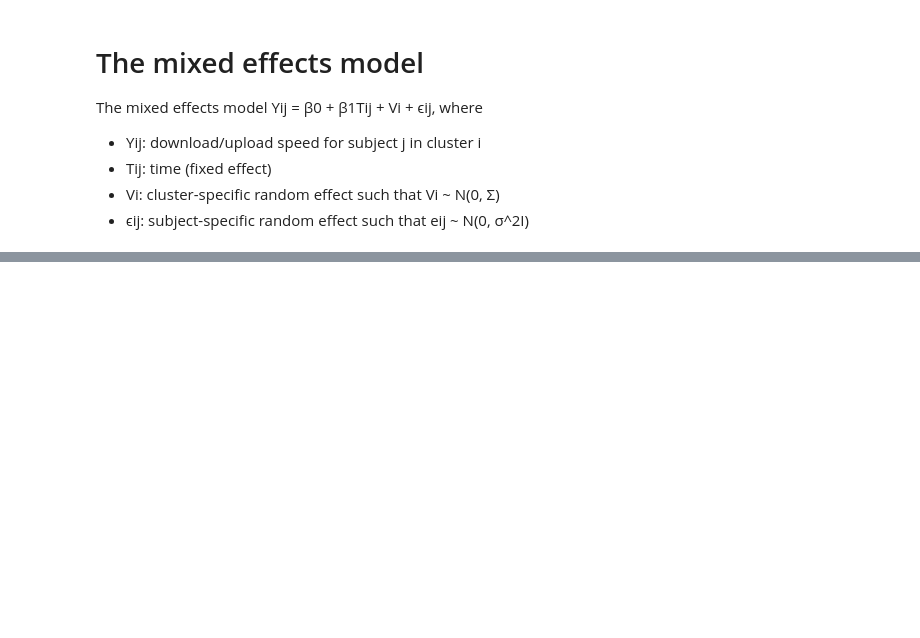
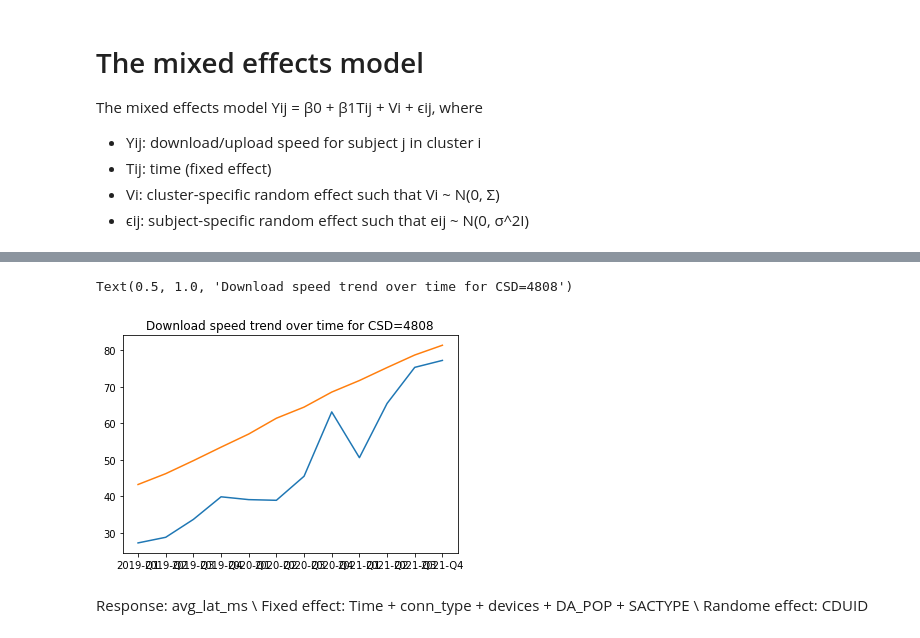
Before and after one commit to rennydoig/ssc22-case-comp, a Jupyter notebook: Daisy_dir/The_mixed_effect_model.ipynb, the cells around one changed output, grey strips where cells are left out. Drawn from its saved outputs; the diff is of its cells as text; code cells hidden in the pictures; blank space fills up the shorter version.

```diff
--- a/Daisy_dir/The_mixed_effect_model.ipynb
+++ b/Daisy_dir/The_mixed_effect_model.ipynb
@@ -232,0 +231,3 @@ weighted avg       0.93      0.31      0.39       236
+# %%
+result = mixedEffctModel(data_train, 'avg_d_mbps ~ Time + conn_type + devices + DA_POP + SACTYPE', 'CDUID')
+makePrediction(data_test['avg_d_mbps'], result, 'CDUID')
@@ -232,0 +252,25 @@ weighted avg       0.93      0.31      0.39       236
+# %%
+## Take only one CSD (PRUID=48 (Alberta) and conn_type = 'fixed') as an example.
+ab_data = df[(df['PRUID'] == 48) & (df['conn_type'] == 'fixed')]
+ab_data2 = ab_data[ab_data['CDUID']==4807].sort_values(by='time')
+plot_x = ab_data2['time']
+plot_y = ab_data2['avg_d_mbps']
+
+fix_eff_pred = result.predict(exog=ab_data2)
+ran_eff_pred = []
+for i in range(ab_data2.shape[0]):
+    x = ab_data2['CDUID'].iloc[i]
+    ran_eff_pred.append(result.random_effects[x])
+pred = fix_eff_pred + np.concatenate(ran_eff_pred)
+ab_data2['pred'] = pred
+
+plt.plot(plot_x, plot_y)
+plt.plot(ab_data2['time'], ab_data2['pred'])
+plt.title('Download speed trend over time for CSD={csd}'.format(csd = 4808))
+# %% [output]
+Text(0.5, 1.0, 'Download speed trend over time for CSD=4808')
+[figure, added]
+# %% [markdown]
+Response: avg_lat_ms \\
+Fixed effect: Time + conn_type + devices + DA_POP + SACTYPE \\
+Randome effect: CDUID
```
Also changed, not shown: parts of 18 cells of this notebook.
